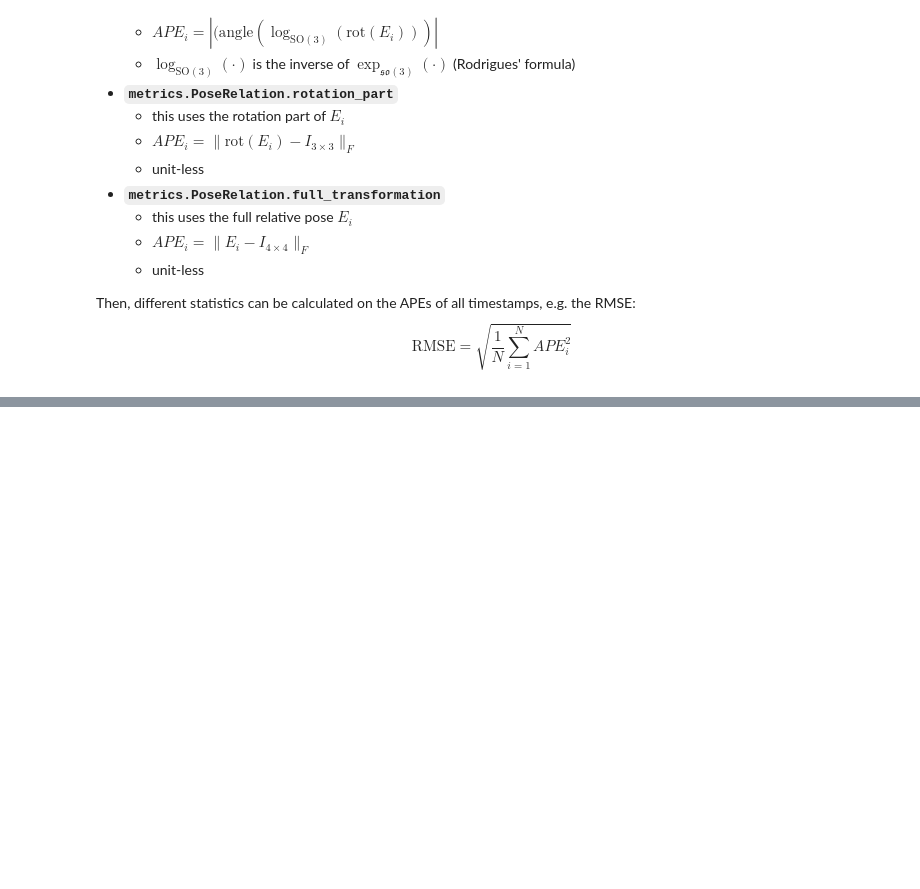
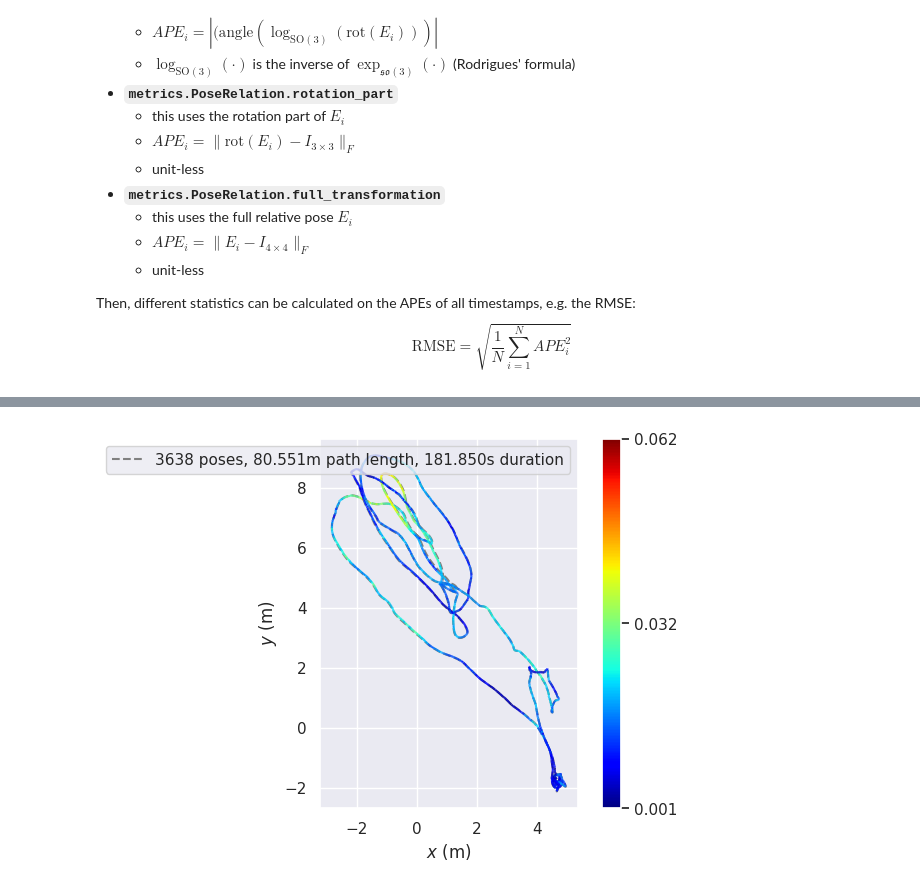
Before and after one commit to anathonic/Trajectory-Comparison-ORB-SLAM3-pySLAM, a Jupyter notebook: trajectories_comparison.ipynb, the cells around one changed output, grey strips where cells are left out. Saved outputs shown, nothing was run; the diff lists cells and outputs as text; code cells hidden in the pictures; blank space fills up the shorter version.

```diff
--- a/trajectories_comparison.ipynb
+++ b/trajectories_comparison.ipynb
@@ -248,0 +265,14 @@ ORB-SLAM 3 |
+# %%
+def plot_ape_trajectory_with_colormapping(traj_aligned, traj_ref, stats):
+    plot_mode = plot.PlotMode.xy
+    fig = plt.figure()
+    ax = plot.prepare_axis(fig, plot_mode)
+    plot.traj(ax, plot_mode, traj_ref, '--', "gray", traj_ref)
+    plot.traj_colormap(ax, traj_aligned, ape_metric.error,
+                       plot_mode, min_map=stats["min"], max_map=stats["max"])
+    ax.legend()
+    plt.show()
+# %%
+plot_ape_trajectory_with_colormapping(traj_orb_aligned, traj_gt, ape_stats_all_orb)
+# %% [output]
+[figure, added]
```
Also changed, not shown: parts of 8 cells of this notebook.
